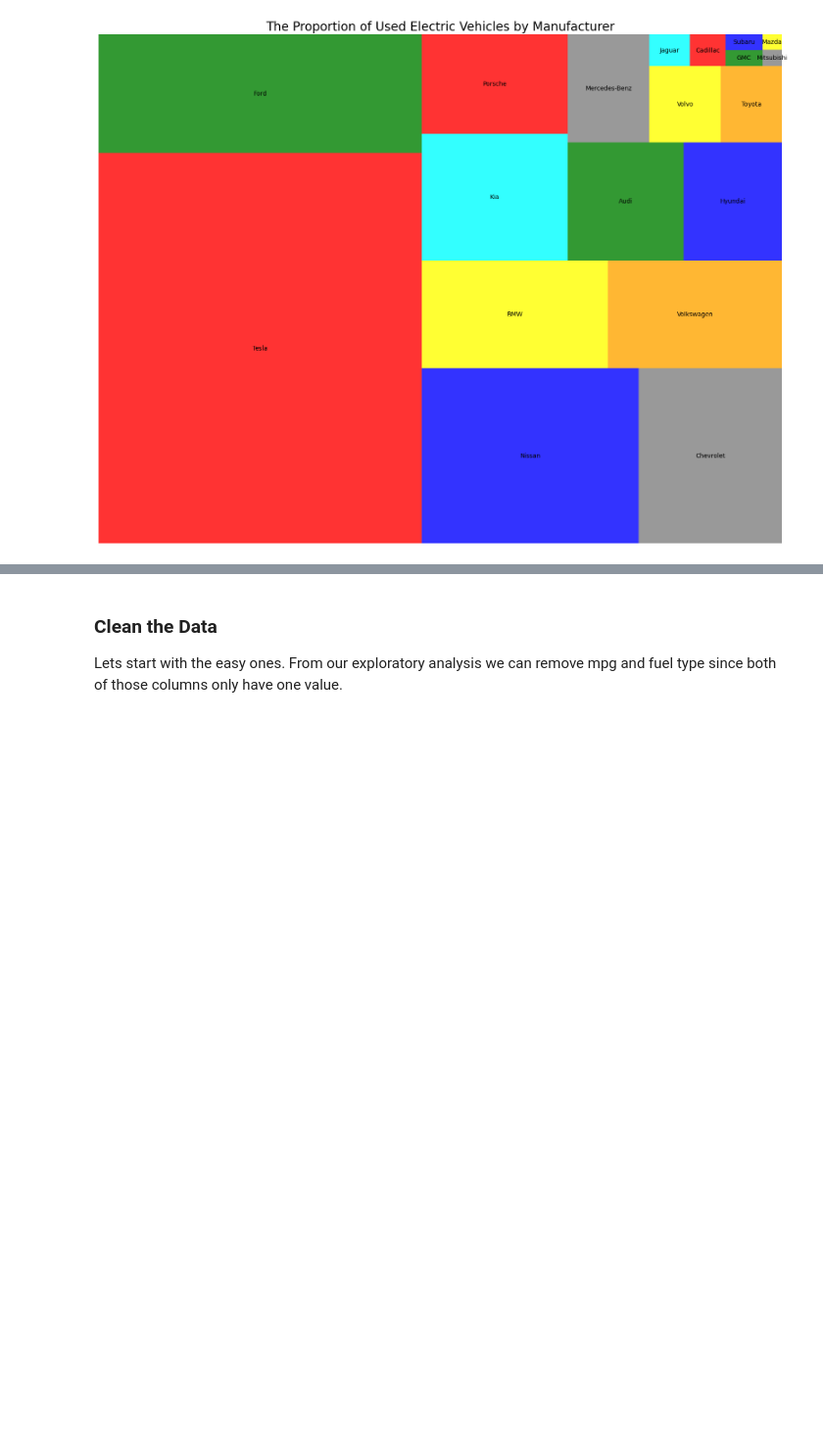
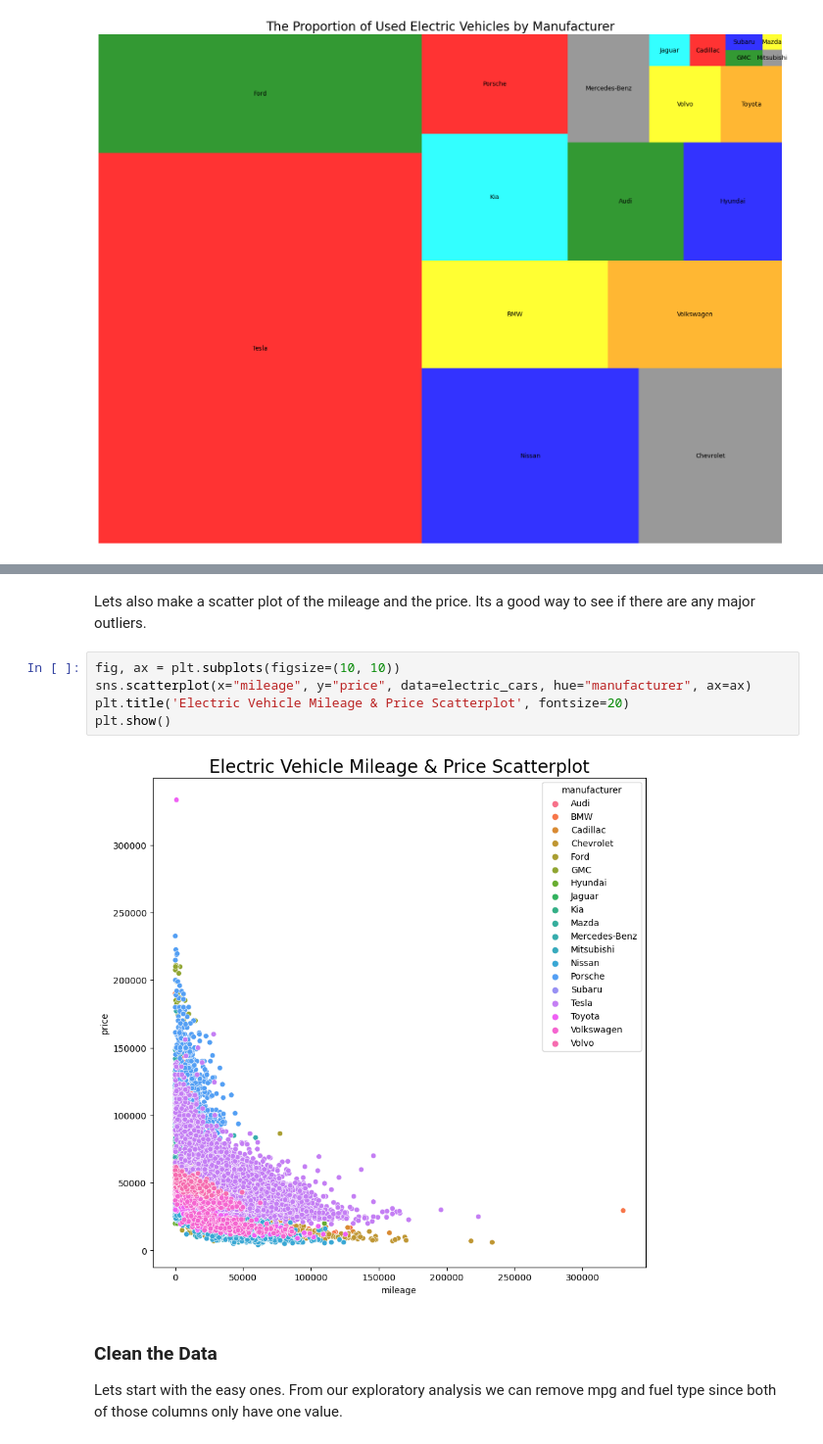
Before and after one commit to Pav-Van/Used-Electric-Vehicle-Analysis-and-Prediction-Model, a Jupyter notebook: Used_cars.ipynb, the cells around one changed output, grey strips where cells are left out. Shown at 98% size. Saved outputs shown, nothing was run; the diff lists cells and outputs as text; blank space fills up the shorter version.

Commit message:
Update: Added price and mileage scatterplot

```diff
--- a/Used_cars.ipynb
+++ b/Used_cars.ipynb
@@ -254,5 +254,14 @@ plt.show()
 # %% [output]
 [figure]
+# %% [markdown]
+Lets also make a scatter plot of the mileage and the price. Its a good way to see if there are any major outliers.
+# %%
+fig, ax = plt.subplots(figsize=(10, 10))
+sns.scatterplot(x="mileage", y="price", data=electric_cars, hue="manufacturer", ax=ax)
+plt.title('Electric Vehicle Mileage & Price Scatterplot', fontsize=20)
+plt.show()
+# %% [output]
+[figure, added]
 # %% [markdown]
 <h3> Clean the Data </h3>
 
```
Also changed, not shown: parts of 2 cells of this notebook.
